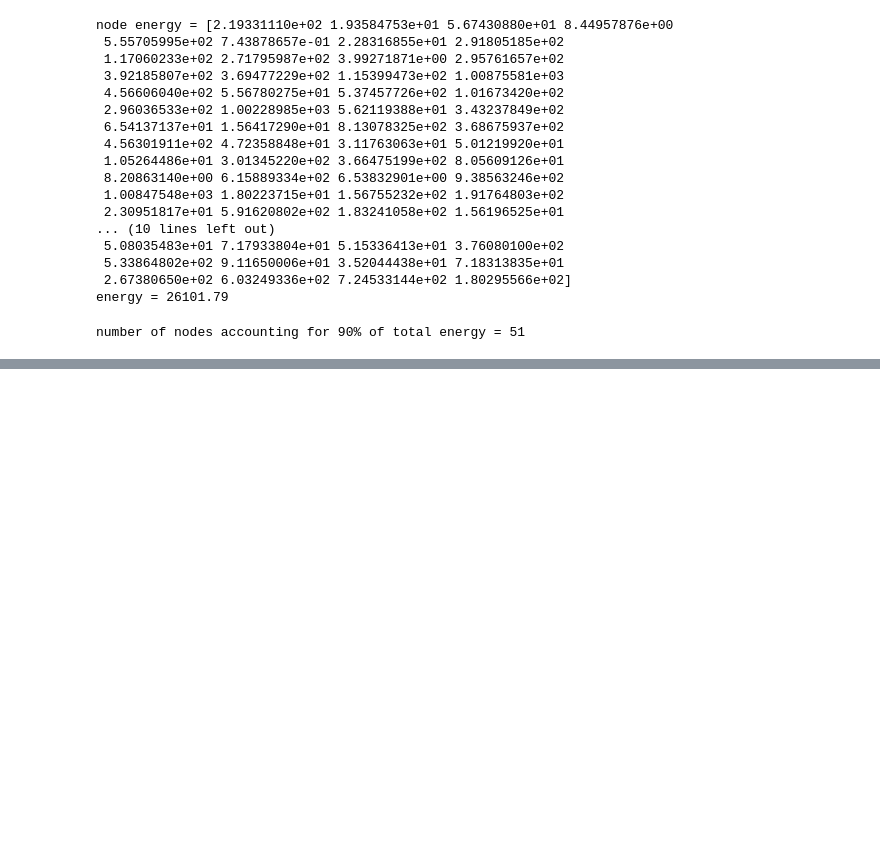
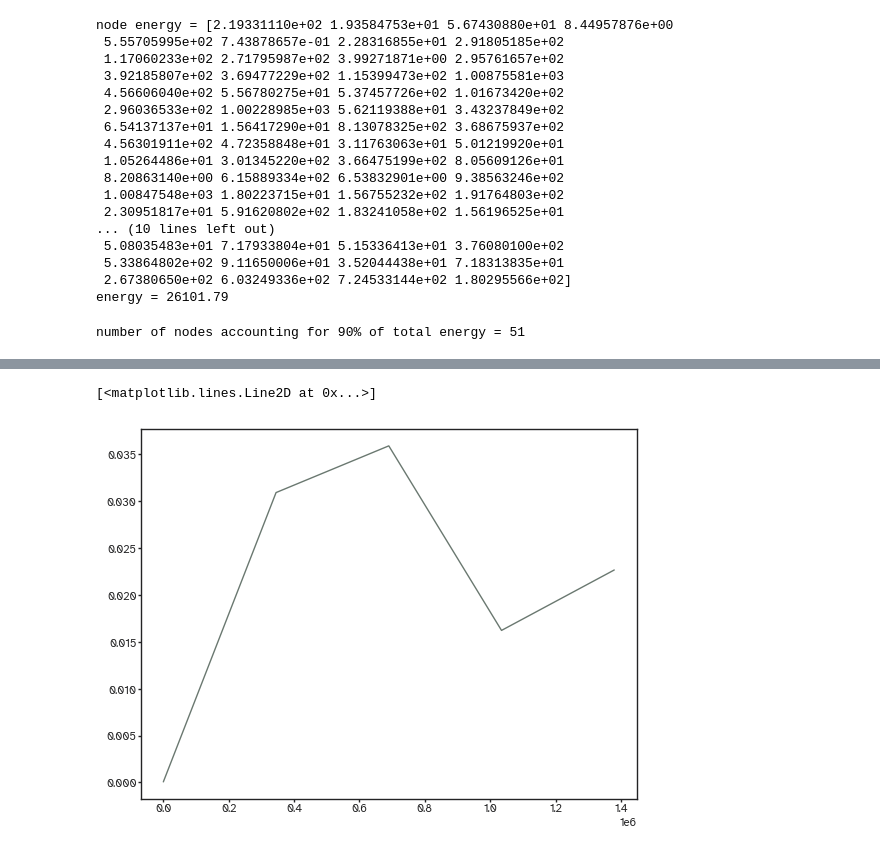
Before and after one commit to ad045/simba, a Jupyter notebook: src/analysis/trying_out_stuff.ipynb, the cells around one changed output, grey strips where cells are left out. Drawn from its saved outputs; the diff is of its cells as text; code cells hidden in the pictures; blank space fills up the shorter version.

```diff
--- a/src/analysis/trying_out_stuff.ipynb
+++ b/src/analysis/trying_out_stuff.ipynb
@@ -354,0 +360,4 @@ class NullModelGenerator:
+# %%
+import numpy as np
+
+d = np.load("/Users/adrian/Documents/01_projects/14_4D_lab/14_4D_lab_code/data/preprocessed/hcp_schaefer_100_dataset/01_connectomes/00_connectomes_density10.npy")
@@ -354,0 +366,2 @@ class NullModelGenerator:
+# %%
+data = d[6]  # first subject
@@ -354,0 +370,4 @@ class NullModelGenerator:
+# %%
+optimal_K, results = find_optimal_K(A=data, # gets normalized (spectral norm)
+               K_range=np.linspace(0.0001, 10000000, 30),
+               )
@@ -354,0 +384,6 @@ class NullModelGenerator:
+# %%
+results.keys()
+plt.plot(results['K_values'][:5], results['global'][:5])
+# %% [output]
+[<matplotlib.lines.Line2D at 0x...>]
+[figure, added]
```
Also changed, not shown: parts of 9 cells of this notebook, 2 other files.
